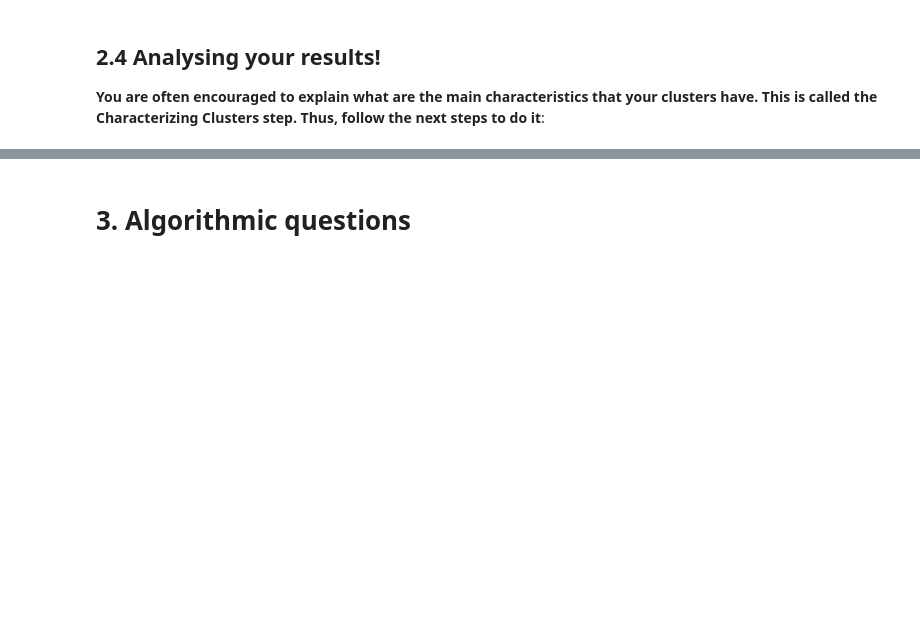
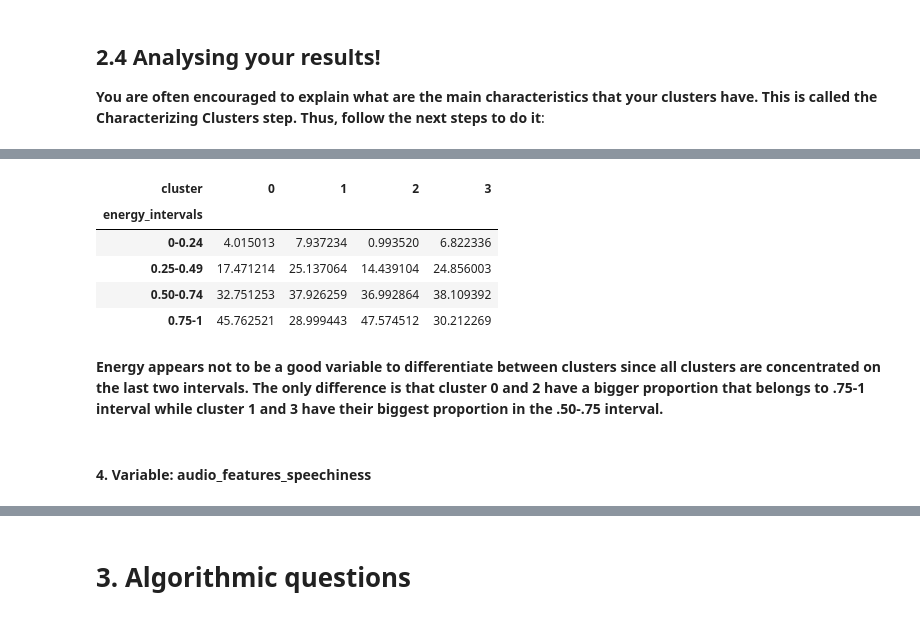
Before and after one commit to brauliovillalobos/ADM_HW4, a Jupyter notebook: ADM_HW4.ipynb, the cells around one changed output, grey strips where cells are left out. Cells and saved outputs as stored; diff of their text form; code cells hidden in the pictures; blank space fills up the shorter version.

```diff
--- a/ADM_HW4.ipynb
+++ b/ADM_HW4.ipynb
@@ -1004,0 +1033,18 @@ centroids_kplusplus
+# %%
+energy_clu = df_int_var[['audio_features_energy','cluster']]
+# %%
+energy_clu['energy_intervals'] = [create_acousticness_categ(x) for x in energy_clu['audio_features_energy']]
+energy_clu = pd.pivot_table(energy_clu, index='energy_intervals', columns='cluster', values='audio_features_energy',aggfunc=np.sum)
+energy_clu = energy_clu.apply(lambda x: x/sum(x)*100, axis=0)
+energy_clu
+# %% [output]
+| cluster | 0 | 1 | 2 | 3 |
+| energy_intervals |  |  |  |  |
+| 0-0.24 | 4.015013 | 7.937234 | 0.993520 | 6.822336 |
+| 0.25-0.49 | 17.471214 | 25.137064 | 14.439104 | 24.856003 |
+| 0.50-0.74 | 32.751253 | 37.926259 | 36.992864 | 38.109392 |
+| 0.75-1 | 45.762521 | 28.999443 | 47.574512 | 30.212269 |
+# %% [markdown]
+**Energy appears not to be a good variable to differentiate between clusters since all clusters are concentrated on the last two intervals. The only difference is that cluster 0 and 2 have a bigger proportion that belongs to .75-1 interval while cluster 1 and 3 have their biggest proportion in the .50-.75 interval.**
+# %% [markdown]
+#### 4. Variable: audio_features_speechiness
```
Also changed, not shown: parts of 42 cells of this notebook.
